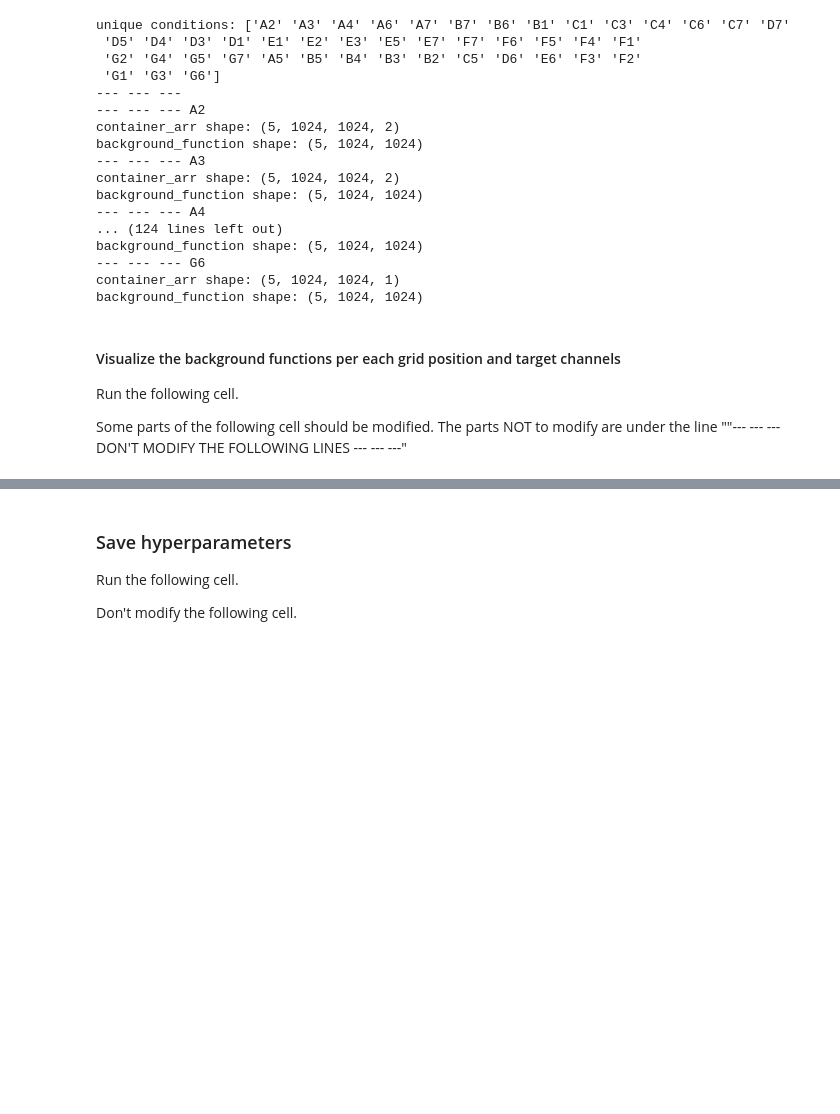
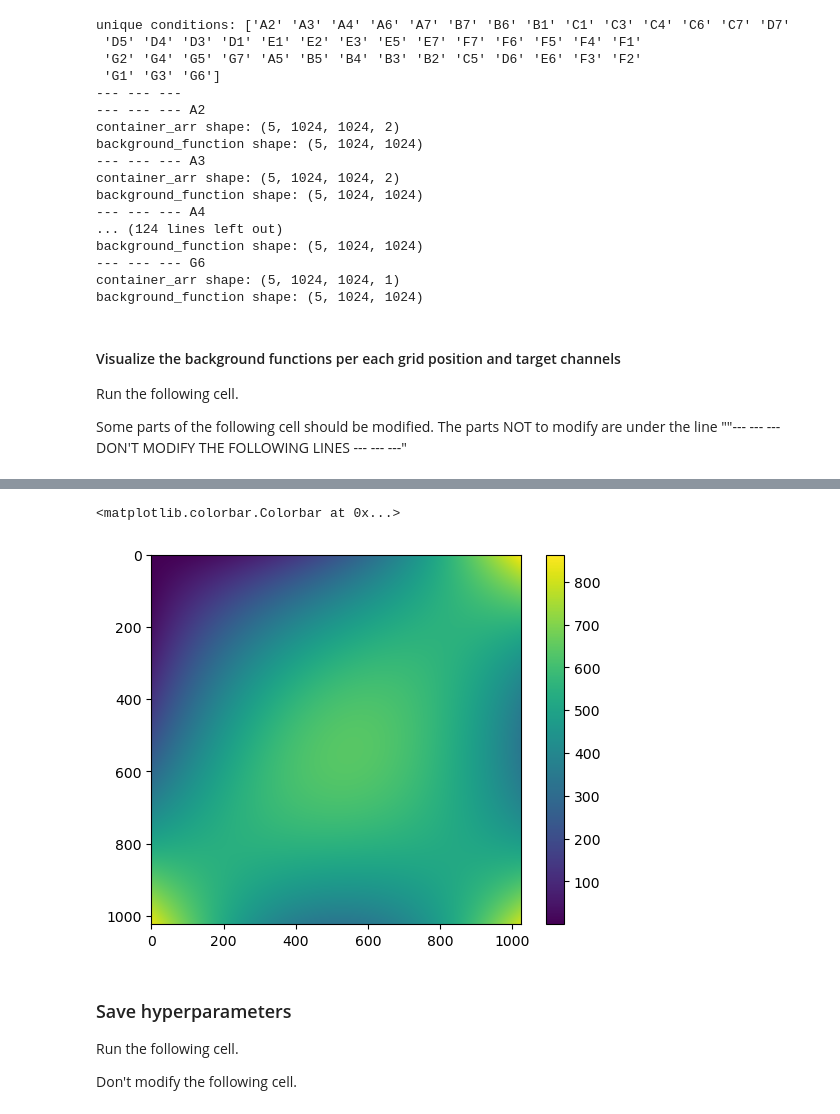
Before and after one commit to IDIP-Platform/ACID, a Jupyter notebook: part4a_compute_background_function.ipynb, the cells around one changed output, grey strips where cells are left out. Cells and saved outputs as stored; diff of their text form; code cells hidden in the pictures; blank space fills up the shorter version.

Commit message:
fit polynom to background function

```diff
--- a/part4a_compute_background_function.ipynb
+++ b/part4a_compute_background_function.ipynb
@@ -138,12 +138,16 @@ background_function_method = "median"
 
 # polynomial degree to use for fitting the polynomial surface after calculating the background
 # function using the method indicated above (median or mean).
-# if None, no polynomial fitting will be applied and the background function will be the one
-# calculated using the method indicated above.
 # Recommended to use a degree between 2 and 5 - if the degree is too high, the fitted
 # surface may overfit the background function and not generalize well to other fields of view
 # NOTE: a background function is calculated for each channel. The same polynomial degree is applied to all channels.
-polynomial_degree = 3 # recommended to use a degree 3
+polynomial_order_x = 2 # recommended to use a degree 2
+polynomial_order_y = 2 # recommended to use a degree 2
+
+# If None, all coefficients up to maxiumum kx, ky, ie. up to and including x^kx*y^ky, are considered.
+# If int, coefficients up to a maximum of kx+ky <= order are considered.
+# Ref to image_processing.calculate_background_function.get_polyfit_background_function for more details.
+order = None
 
 # channel axis to be passed to background calculating functions in order to calculate background functions per channel
 # this is the axis along which the channels are organized in the field of view arrays.
@@ -171,6 +175,8 @@ null_value = np.nan
 axis_calc_bg = -1
 
 # indicate whether to print verbose messages during the background function calculation
+# the same parameter is passed to all the functions used for calculating the background function,
+# so that the messages printed during the different steps of the background function calculation are consistent.
 verbose_calc_bg = True
 
 
@@ -550,0 +646,21 @@ for grid_pos in background_functions_per_gridpos:
+# %%
+x = np.linspace(0, 1, 20)
+y = np.linspace(0, 1, 20)
+X, Y = np.meshgrid(x, y, copy=False)
+Z = X**2 + Y**2 + np.random.rand(*X.shape)*0.01
+
+X_f = X.flatten()
+Y_f = Y.flatten()
+
+A = np.array([X_f*0+1, X_f, Y_f, X_f**2, X_f**2*Y_f, X_f**2*Y_f**2, Y_f**2, X_f*Y_f**2, X_f*Y_f]).T
+B = Z.flatten()
+
+print(x.shape)
+print(y.shape)
+print(X.shape)
+print(Y.shape)
+print(Z.shape)
+print(X_f.shape)
+print(Y_f.shape)
+print(A.shape)
+print(B.shape)
@@ -551,3 +752,11 @@ for grid_pos in background_functions_per_gridpos:
+# %%
+import matplotlib.pyplot as plt
+
+plt.imshow(test_solp)
+plt.colorbar()
+# %% [output]
+<matplotlib.colorbar.Colorbar at 0x...>
+[figure, added]
 # %% [markdown]
 ### Save hyperparameters
 
```
Also changed, not shown: parts of 8 cells of this notebook, 2 other files.
